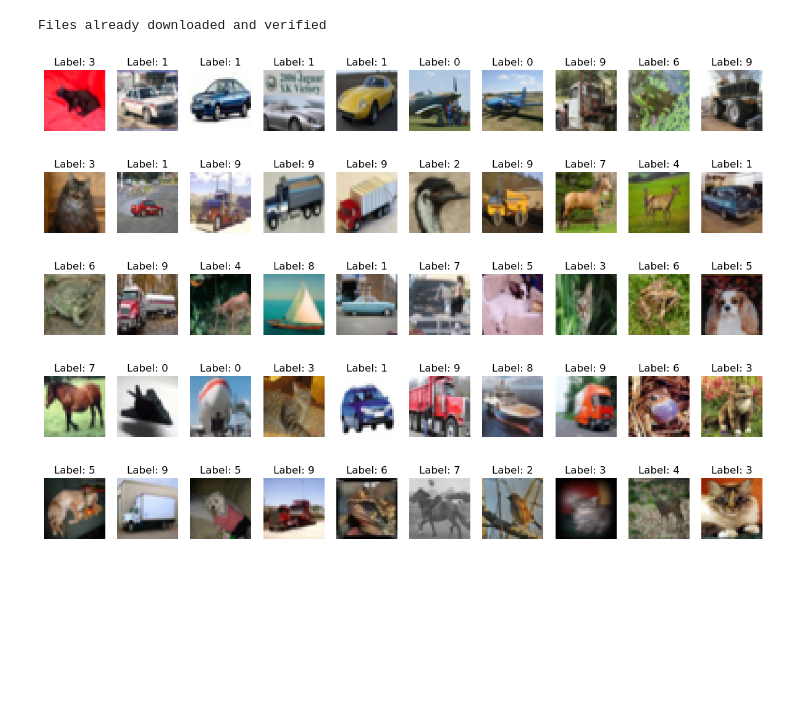
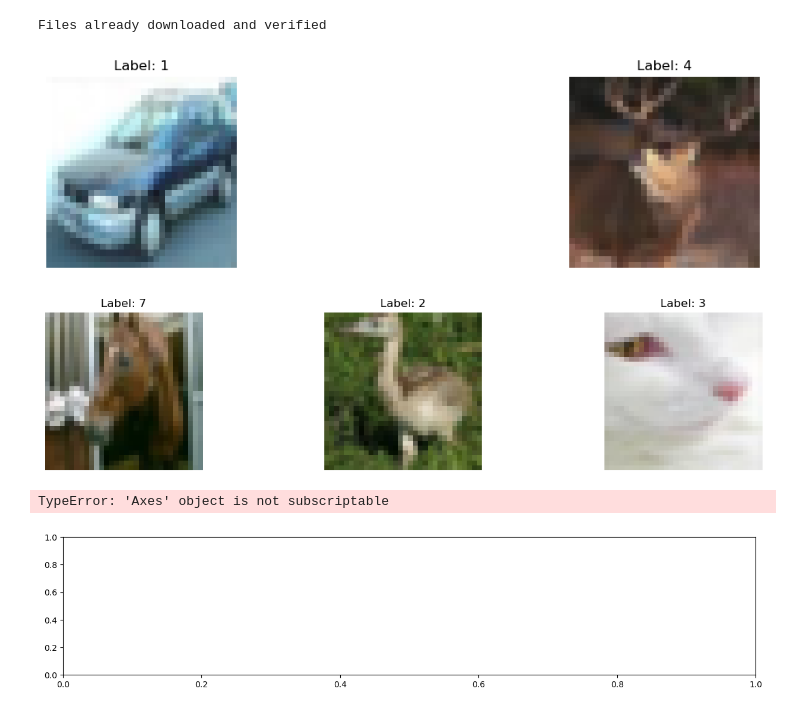
Before and after one commit to jhinpan/spectral_contrastive_learning, a Jupyter notebook: small_cluster_visualize_img_in_cluster.ipynb, the cells around one changed output. Cells and saved outputs as stored; diff of their text form; code cells hidden in the pictures; blank space fills up the shorter version.

```diff
--- a/small_cluster_visualize_img_in_cluster.ipynb
+++ b/small_cluster_visualize_img_in_cluster.ipynb
@@ -194,32 +194,31 @@ Files already downloaded and verified
 # %%
 
 
 for _ in range(num_selected_clusters):
     # Select a random cluster
     cluster = random.randint(0, num_clusters-1)
 
     # Ensure that the cluster hasn't been selected before
     if cluster not in selected_clusters:
         selected_clusters.append(cluster)
 
         # Get the indices for the images in this cluster
         cluster_indices = np.where(kmeans.labels_ == cluster)[0]
         cluster_indices = cluster_indices.astype(int)
 
         # Select the first few images from this cluster
-        selected_images = [original_dataset[i][0] for i in cluster_indices[:10]]
-        selected_labels = [labels[i] for i in cluster_indices[:10]]
+        selected_images = [original_dataset[i][0] for i in cluster_indices[:3]]
+        selected_labels = [labels[i] for i in cluster_indices[:3]]
 
         # Plot the images
         fig, axs = plt.subplots(1, len(selected_images), figsize=(15, 3))
         for i, img in enumerate(selected_images):
             axs[i].imshow(img) # The original images are PIL Images, so we can directly use imshow
             axs[i].set_title(f'Label: {selected_labels[i].item()}')
             axs[i].axis('off')  # To hide the axis values
         plt.show()
 # %% [output]
-[figure, old version]
+[figure, new version]
-[figure, old version]
+[figure, new version]
+TypeError: 'Axes' object is not subscriptable
-[figure, old version]
+[figure, new version]
-[figure, removed]
-[figure, removed]
```
Also changed, not shown: parts of 1 cell of this notebook, 2 other files.
